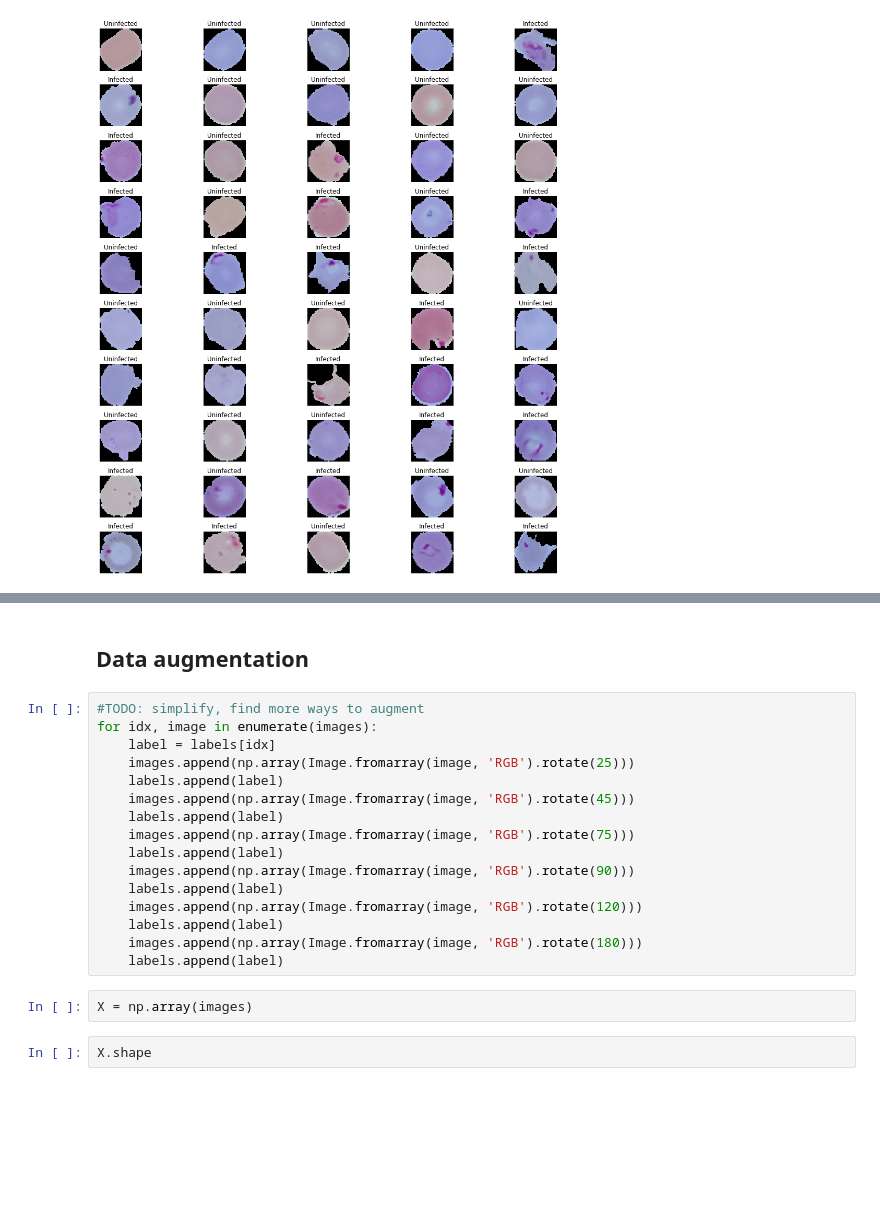
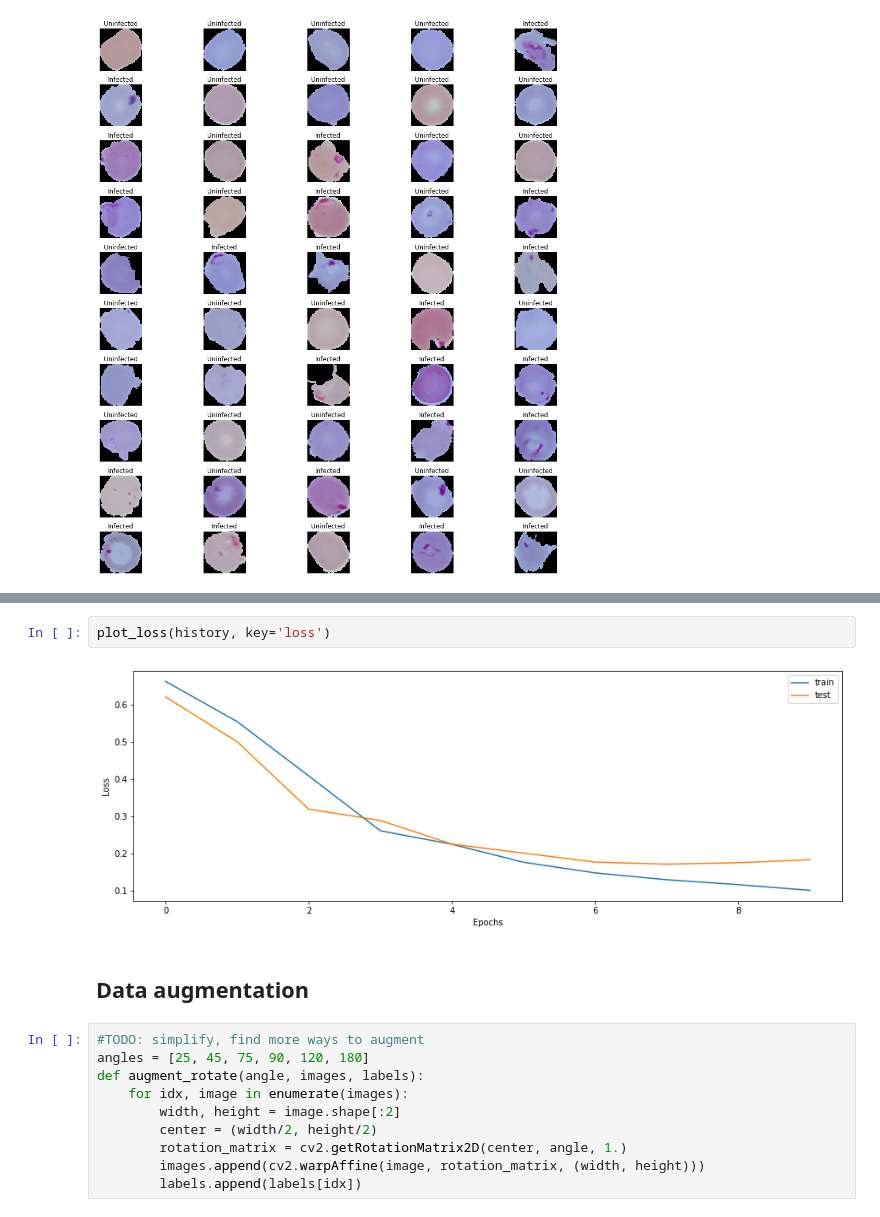
Before and after one commit to marcinsola/malaria-detection, a Jupyter notebook: malaria.ipynb, the cells around one changed output, grey strips where cells are left out. Cells and saved outputs as stored; diff of their text form; blank space fills up the shorter version.

```diff
--- a/malaria.ipynb
+++ b/malaria.ipynb
@@ -130,22 +233,16 @@ plt.tight_layout()
+# %%
+plot_loss(history, key='loss')
+# %% [output]
+[figure, added]
 # %% [markdown]
 ## Data augmentation
-# %%
-#TODO: simplify, find more ways to augment
-for idx, image in enumerate(images):
-    label = labels[idx]
-    images.append(np.array(Image.fromarray(image, 'RGB').rotate(25)))
-    labels.append(label)
-    images.append(np.array(Image.fromarray(image, 'RGB').rotate(45)))
-    labels.append(label)
-    images.append(np.array(Image.fromarray(image, 'RGB').rotate(75)))
-    labels.append(label)
-    images.append(np.array(Image.fromarray(image, 'RGB').rotate(90)))
-    labels.append(label)
-    images.append(np.array(Image.fromarray(image, 'RGB').rotate(120)))
-    labels.append(label)
-    images.append(np.array(Image.fromarray(image, 'RGB').rotate(180)))
-    labels.append(label)
-# %%
-X = np.array(images)
-# %%
-X.shape
+# %%
+#TODO: simplify, find more ways to augment
+angles = [25, 45, 75, 90, 120, 180]
+def augment_rotate(angle, images, labels):
+    for idx, image in enumerate(images):
+        width, height = image.shape[:2]
+        center = (width/2, height/2)
+        rotation_matrix = cv2.getRotationMatrix2D(center, angle, 1.)
+        images.append(cv2.warpAffine(image, rotation_matrix, (width, height)))
+        labels.append(labels[idx])
```
Also changed, not shown: parts of 14 cells of this notebook.
